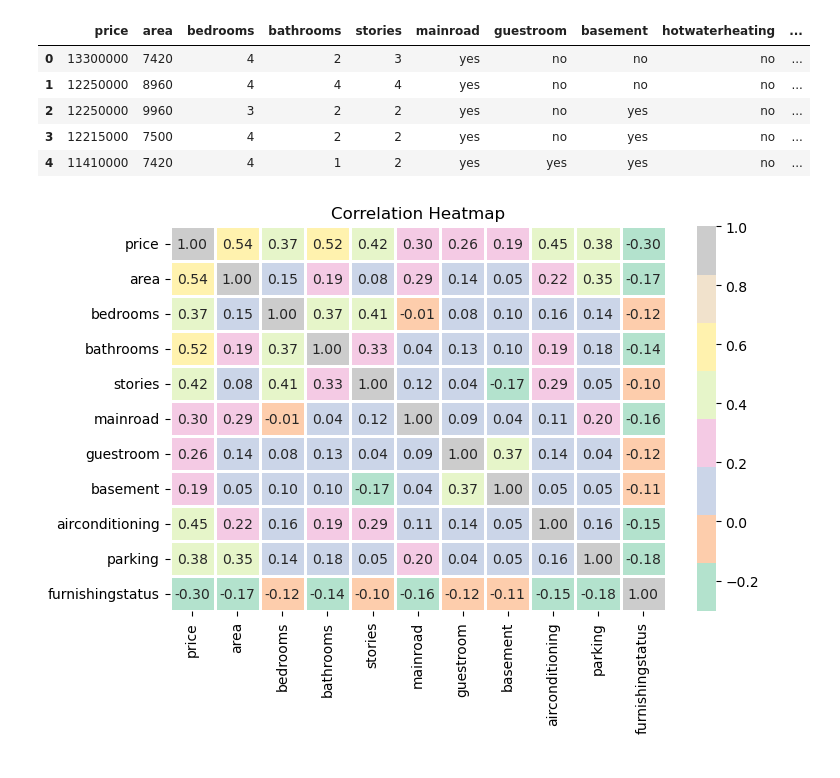
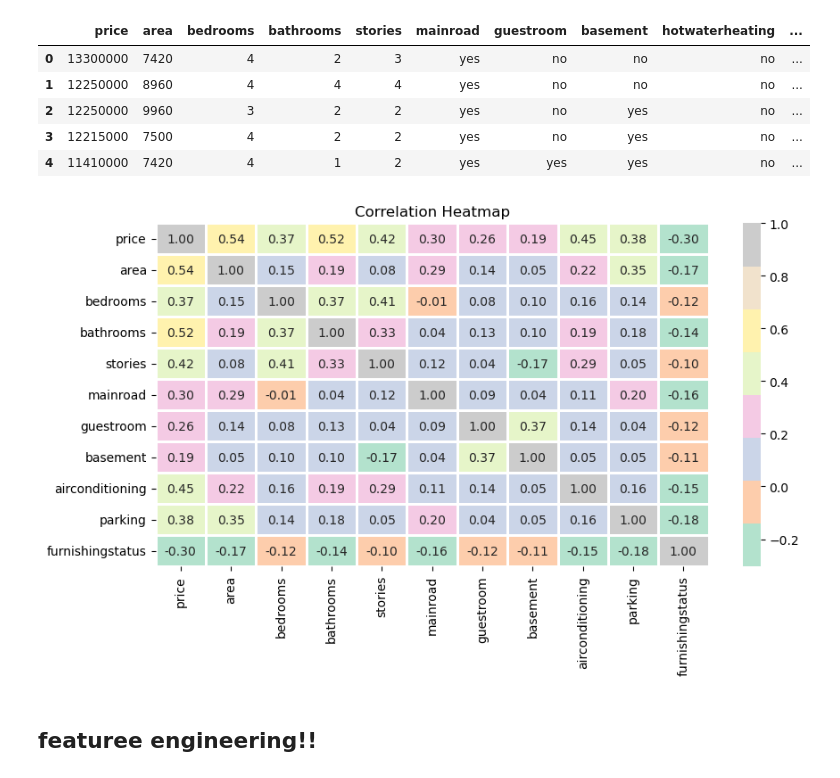
Before and after one commit to Karush2807/TechRumble01, a Jupyter notebook: main.ipynb, the cells around one changed output. Cells and saved outputs as stored; diff of their text form; code cells hidden in the pictures.

```diff
--- a/main.ipynb
+++ b/main.ipynb
@@ -360,18 +360,20 @@ copyData.head()
 # %%
 #multi-variate analysis
 
-plt.figure(figsize=(8, 5))
+plt.figure(figsize=(10, 5))
 
 # Using Seaborn to create a heatmap
 sn.heatmap(copyData.corr(), annot=True, fmt='.2f', cmap='Pastel2', linewidths=2)
 
 plt.title('Correlation Heatmap')
 plt.show()
 
 
 # Values close to +1 indicates strong positive correlation, -1 indicates a strong negative correlation and 0 indicates suggests no linear correlation.
 # Darker colors signify strong correlation, while light colors represents weaker correlations.
 # Positive correlation variable move in same directions. As one increases, the other also increases.
 # Negative correlation variable move in opposite directions. An increase in one variable is associated with a decrease in the other
 # %% [output]
-[figure, old version]
+[figure, new version]
+# %% [markdown]
+## featuree engineering!!
```
Also changed, not shown: parts of 3 cells of this notebook.
